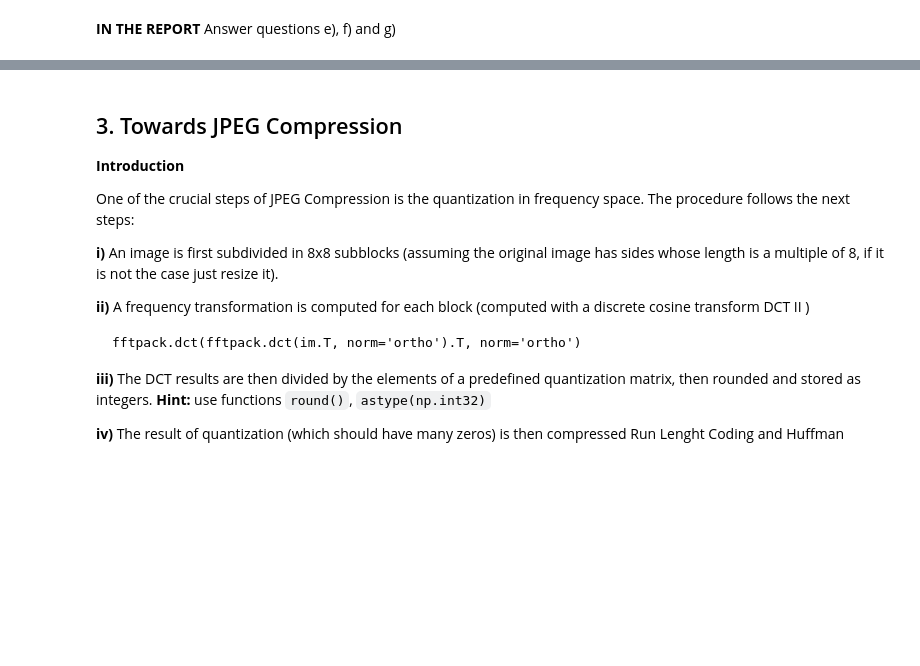
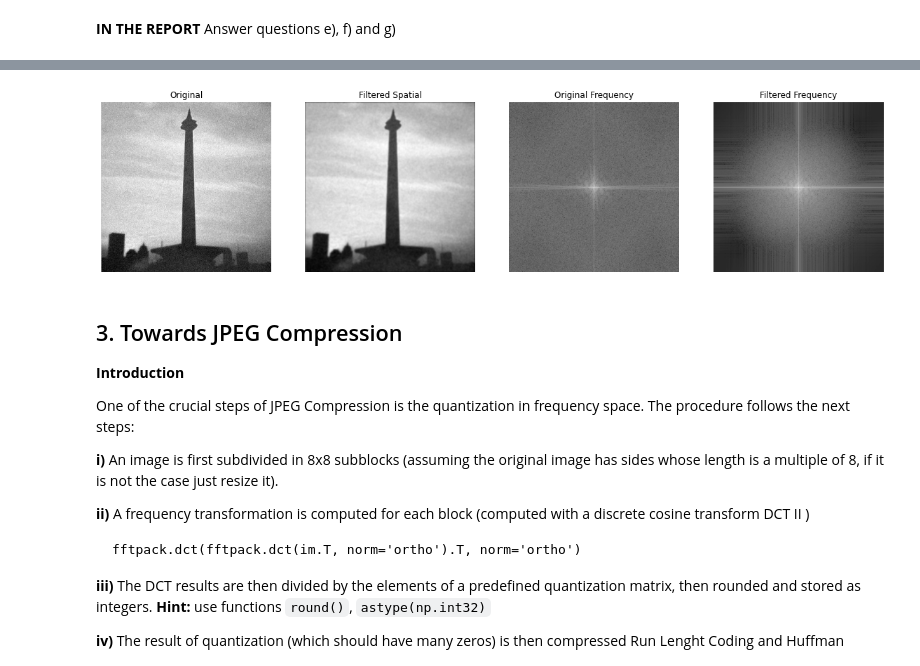
Before and after one commit to samyhaff/DATASIM_TP, a Jupyter notebook: ATRIM/TP3/TP3-frequency-domain-2021sv.ipynb, the cells around one changed output, grey strips where cells are left out. Drawn from its saved outputs; the diff is of its cells as text; code cells hidden in the pictures; blank space fills up the shorter version.

```diff
--- a/ATRIM/TP3/TP3-frequency-domain-2021sv.ipynb
+++ b/ATRIM/TP3/TP3-frequency-domain-2021sv.ipynb
@@ -265,3 +267,57 @@ plt.show()
+# %%
+def apply_filter(im, f):
+    N, M = im.shape
+    im_padded = np.zeros((2*N, 2*M))
+    im_padded[0:N,0:M] = im
+    im_fft = np.fft.fft2(im_padded)
+    im_fft = np.fft.fftshift(im_fft)
+    res_fft = f * im_fft
+    res = np.fft.ifft2(np.fft.ifftshift(res_fft))
+    res = np.real(res)
+    res = res[:N, :M]
+
+    return res
+# %%
+SUBDIR = os.path.join(IMDIR, "Frequency")
+fig = plt.figure(figsize=(20, 36))
+
+# tower
+
+f = os.path.join(SUBDIR, "tower.jpg")
+im = io.imread(f, as_gray=True)
+im = im.astype(float)
+
+D = im.shape[0] / 4
+f = lowpass_filter(D, (2 * im.shape[0], 2 * im.shape[1]), 'gaussian');
+res = apply_filter(im, f)
+
+plt.subplot(6,4,1)
+plt.imshow(im, cmap = 'gray')
+plt.axis('off')
+plt.title('Original')
+
+plt.subplot(6,4,2)
+plt.imshow(res, cmap = 'gray')
+plt.axis('off')
+plt.title('Filtered Spatial')
+
+plt.subplot(6,4,3)
+plt.imshow(res, cmap = 'gray')
+plt.imshow(np.log(np.abs(np.fft.fftshift(np.fft.fft2(im)))), cmap='gray')
+plt.axis('off')
+plt.title('Original Frequency')
+
+plt.subplot(6,4,4)
+plt.imshow(res, cmap = 'gray')
+plt.imshow(np.log(np.abs(np.fft.fftshift(np.fft.fft2(res)))), cmap='gray')
+plt.axis('off')
+plt.title('Filtered Frequency')
+
+# ...
+
+plt.show()
+# %% [output]
+[figure, added]
 # %% [markdown]
 ##  3. Towards JPEG Compression
 
```
Also changed, not shown: parts of 7 cells of this notebook.
